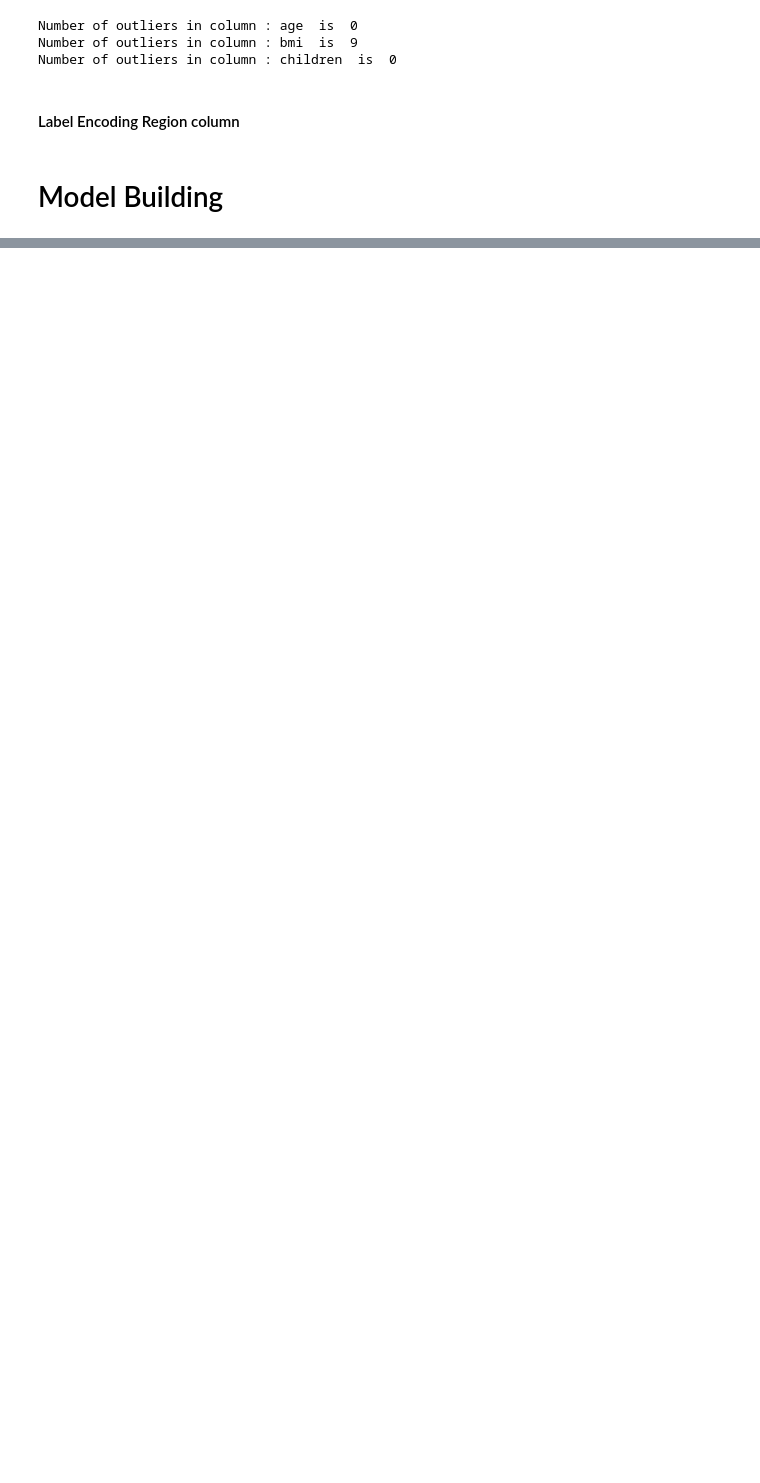
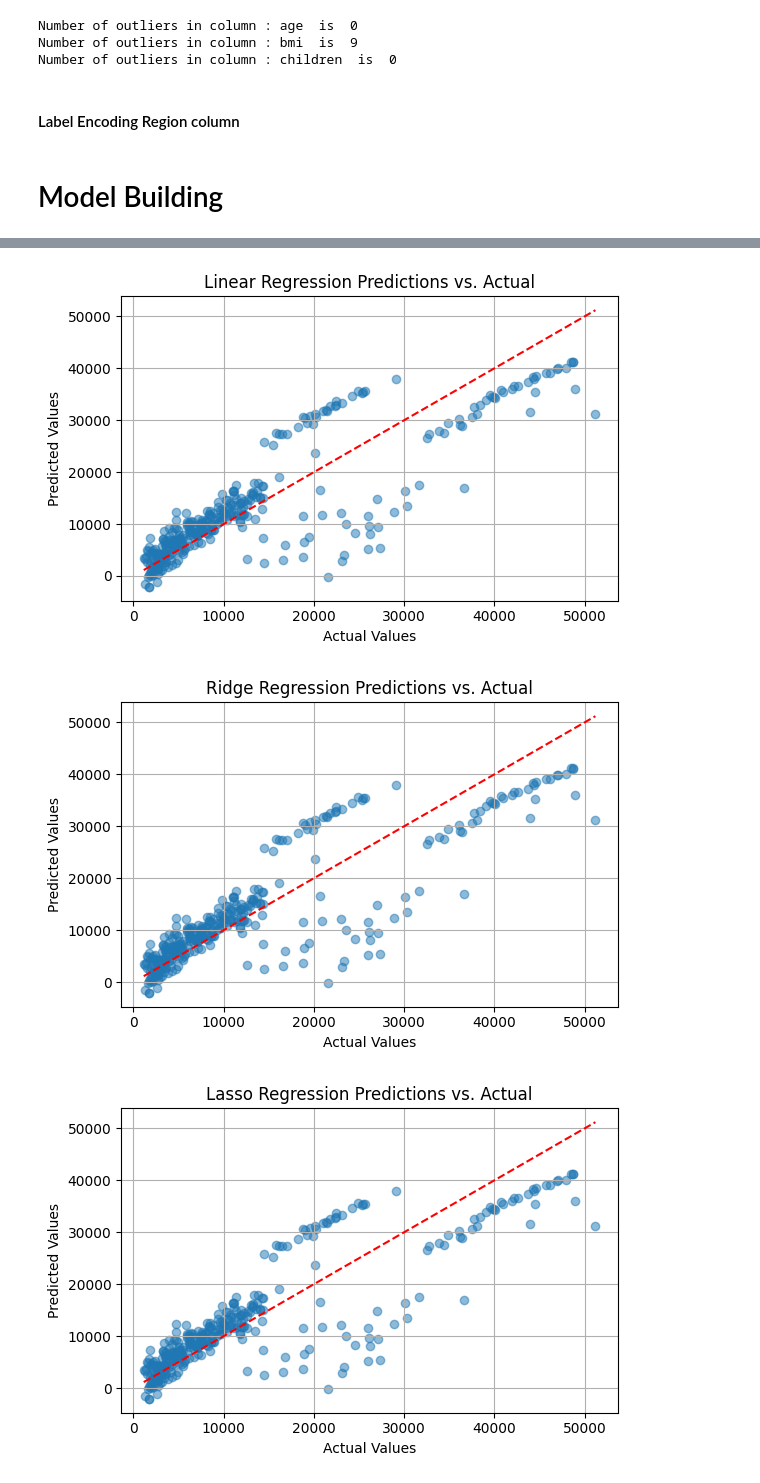
Before and after one commit to vishalgupta-git/Medical_Insurance_Cost_Prediction, a Jupyter notebook: notebook.ipynb, the cells around one changed output, grey strips where cells are left out. Drawn from its saved outputs; the diff is of its cells as text; code cells hidden in the pictures; blank space fills up the shorter version.

Commit message:
Add simple Gui and model testings

```diff
--- a/notebook.ipynb
+++ b/notebook.ipynb
@@ -338,15 +224,0 @@ Best RF Test R2: 0.8556044494955108
-# %%
-# Residual plot
-
-y_pred_test = best_rf.predict(x_test)
-
-residuals = y_test - y_pred_test
-
-# Plot residuals vs predicted values
-plt.figure(figsize=(10,6))
-plt.scatter(y_pred_test, residuals, alpha=0.6)
-plt.axhline(y=0, color='red', linestyle='--')
-plt.xlabel('Predicted Values')
-plt.ylabel('Residuals (Actual - Predicted)')
-plt.title('Residual Plot for Random Forest Regressor')
-plt.show()
@@ -370,0 +225,58 @@ plt.show()
+# %%
+models = {
+    'Linear Regression': LinearRegression(),
+    'Ridge Regression': Ridge(),
+    'Lasso Regression': Lasso(max_iter=10000),
+    'ElasticNet Regression': ElasticNet(max_iter=10000),
+    'Random Forest': RandomForestRegressor(random_state=7),
+    'XGB Boost': xgb.XGBRegressor(random_state=7),
+    'Gradient Boost': GradientBoostingRegressor(random_state=7)
+}
+
+results = []
+
+for name, model in models.items():
+    if name in ['Random Forest', 'XGB Boost', 'Gradient Boost']:
+        X_train_use = x_train
+        X_test_use = x_test
+    else:
+        X_train_use = x_train_scaled
+        X_test_use = x_test_scaled
+
+    model.fit(X_train_use, y_train)
+
+    y_pred_train = model.predict(X_train_use)
+    y_pred_test = model.predict(X_test_use)
+
+    train_mae = mean_absolute_error(y_train, y_pred_train)
+    train_r2 = r2_score(y_train, y_pred_train)
+    test_mae = mean_absolute_error(y_test, y_pred_test)
+    test_r2 = r2_score(y_test, y_pred_test)
+
+    results.append({
+        'Model': name,
+        'Train MAE': train_mae,
+        'Train R2': train_r2,
+        'Test MAE': test_mae,
+        'Test R2': test_r2
+    })
+
+    plt.figure(figsize=(6, 4))
+    plt.scatter(y_test, y_pred_test, alpha=0.5)
+    plt.xlabel("Actual Values")
+    plt.ylabel("Predicted Values")
+    plt.title(f"{name} Predictions vs. Actual")
+    plt.plot([y_test.min(), y_test.max()], [y_test.min(), y_test.max()], color='red', linestyle='--')
+    plt.grid(True)
+    plt.tight_layout()
+    plt.show()
+
+results_df = pd.DataFrame(results)
+
+results_df = results_df.sort_values(by='Test R2', ascending=False)
+
+print(results_df)
+# %% [output]
+[figure, added]
+[figure, added]
+[figure, added]
```
Also changed, not shown: parts of 29 cells of this notebook, 3 other files.
